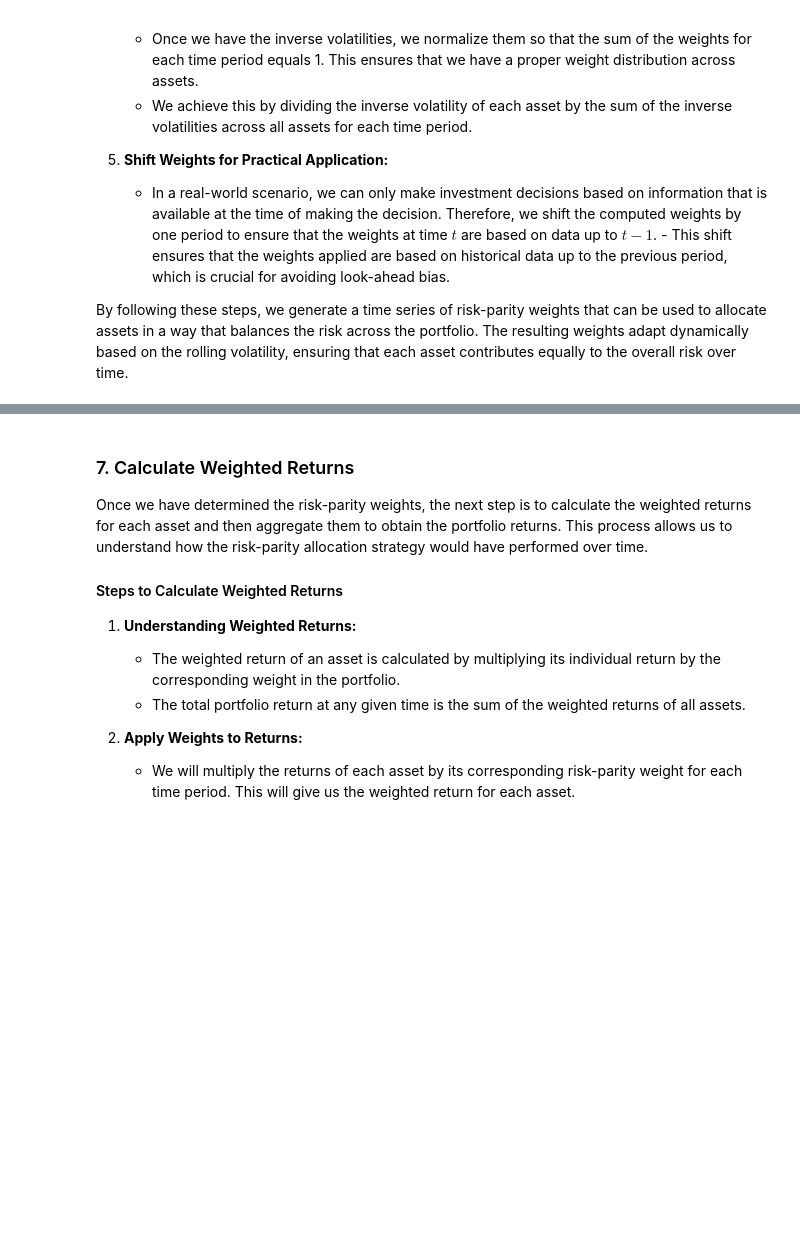
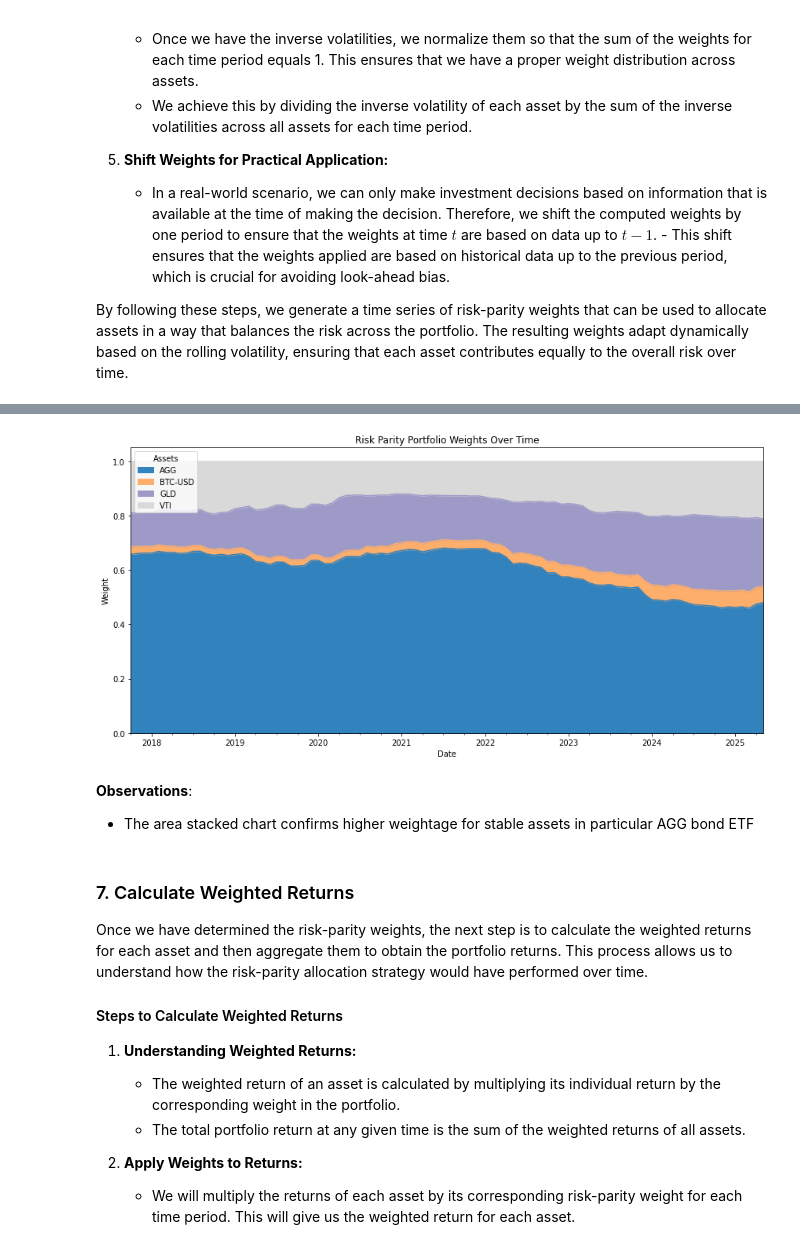
Before and after one commit to sharan-naribole/finance-returns-backtesting, a Jupyter notebook: Project/Project.ipynb, the cells around one changed output, grey strips where cells are left out. Drawn from its saved outputs; the diff is of its cells as text; code cells hidden in the pictures; blank space fills up the shorter version.

```diff
--- a/Project/Project.ipynb
+++ b/Project/Project.ipynb
@@ -68,8 +106,11 @@ In this step, we will focus on extracting the relevant data, handling missing va
 By following these steps, we will have a clean dataset of adjusted close prices that is free of missing values and properly formatted for time series analysis.
 # %%
 # Subset adjusted close prices and fill NaNs
-prices = None # YOUR CODE HERE
+prices = (data["Adj Close"]
+          .ffill()
+          .dropna()
+         )
 # Convert index to datetime
-prices.index = None # YOUR CODE HERE
+prices.index = pd.to_datetime(prices.index)
 # %%
 print(prices)
@@ -112,6 +177,9 @@ In financial analysis, one of the key metrics is the return on an investment, wh
 By following these steps, we will have a series of arithmetic returns that represent the day-to-day percentage changes in the asset's price, which can be used for further analysis such as calculating cumulative returns, volatility, or risk metrics.
 # %%
 # Compute arithmetic returns
-returns = None # YOUR CODE HERE
+returns = (prices
+           .pct_change()
+           .dropna()
+          )
 # %%
 print(returns)
@@ -117,0 +206,3 @@ print(returns)
+# %%
+rolling_vol = returns.rolling(window=36).std()
+rolling_vol.describe()
@@ -141,12 +248,14 @@ By following these steps, we generate a time series of risk-parity weights that
 # %%
 def compute_risk_parity_weights(returns, window_size=36):
     # Compute volatility known at time t
-    rolling_vol = None # YOUR CODE HERE
-    rolling_inverse_vol = None # YOUR CODE HERE
+    rolling_vol = returns.rolling(window_size).std()
+    rolling_inverse_vol = 1 / rolling_vol
     # Divide inverse volatility by the sum of inverse volatilities
-    risk_parity_weights = None # YOUR CODE HERE
+    risk_parity_weights = rolling_inverse_vol.apply(lambda x: x / x.sum(), axis=1)
     # Shift weights by one period to use only information available at time t
-    risk_parity_weights = None # YOUR CODE HERE
+    # Avoid look ahead bias
+    risk_parity_weights = risk_parity_weights.shift(1)
+    risk_parity_weights.dropna(inplace=True)
     return risk_parity_weights
 
 risk_parity_weights = compute_risk_parity_weights(returns, 36)
@@ -156,3 +274,18 @@ plt.show()
+# %%
+risk_parity_weights.plot.area(figsize=(12, 6), colormap='tab20c')
+
+plt.title("Risk Parity Portfolio Weights Over Time")
+plt.xlabel("Date")
+plt.ylabel("Weight")
+plt.legend(loc='upper left', title='Assets')
+plt.tight_layout()
+plt.show()
+# %% [output]
+[figure, added]
+# %% [markdown]
+**Observations**:
+
+- The area stacked chart confirms higher weightage for stable assets in particular AGG bond ETF
 # %% [markdown]
 ### 7. Calculate Weighted Returns
 
```
Also changed, not shown: parts of 26 cells of this notebook.
